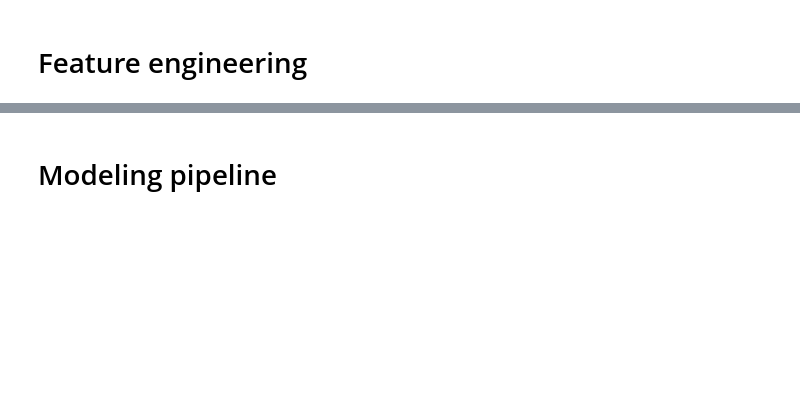
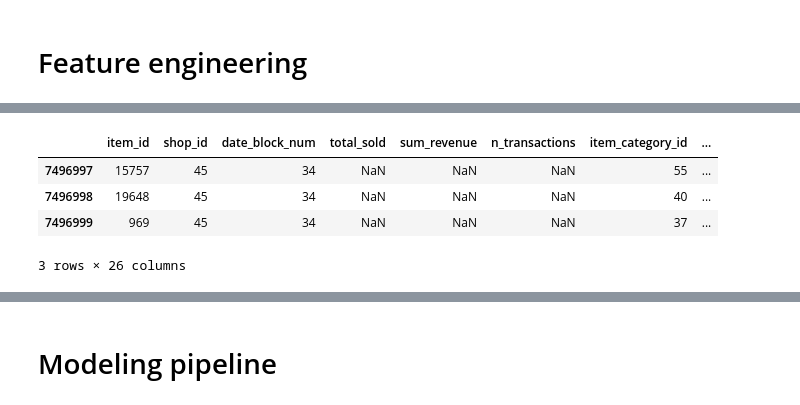
Before and after one commit to fridrichmrtn/hse-advanced-machine-learning, a Jupyter notebook: 02_competitive_data_science/wk06/final_project.ipynb, the cells around one changed output, grey strips where cells are left out. Cells and saved outputs as stored; diff of their text form; code cells hidden in the pictures; blank space fills up the shorter version.

```diff
--- a/02_competitive_data_science/wk06/final_project.ipynb
+++ b/02_competitive_data_science/wk06/final_project.ipynb
@@ -176,17 +219,43 @@ sales.head(3)
 # %%
 # time-series
 
 # smoothed demand across various cats
+train_ind = sales.date_block_num<34
 # city
-sales["city_demand"] = sales.groupby(["city_id","date_block_num"])["total_sold"].apply(lambda x:
-    x.ewm(span=3, min_periods=5).mean()).fillna(0).astype("float32")
+sales.loc[train_ind, "city_demand"] = sales[train_ind].\
+    groupby(["city_id","date_block_num"])["total_sold"].apply(lambda x:
+        x.ewm(span=3, min_periods=3).mean()).fillna(0)#.astype("float32")
 # shop
-sales["shop_demand"] = sales.groupby(["shop_id","date_block_num"])["total_sold"].apply(lambda x:
-    x.ewm(span=3, min_periods=5).mean()).fillna(0).astype("float32")
-# category
-sales["cat_demand"] = sales.groupby(["item_category_id","date_block_num"])["total_sold"].apply(lambda x:
-    x.ewm(span=3, min_periods=5).mean()).fillna(0).astype("float32")
+sales.loc[train_ind, "shop_demand"] = sales[train_ind].\
+    groupby(["shop_id","date_block_num"])["total_sold"].apply(lambda x:
+        x.ewm(span=3, min_periods=3).mean()).fillna(0)#.astype("float32")
+# categories
+sales.loc[train_ind, "cat_demand0"] = sales[train_ind].\
+    groupby(["parent_cat","date_block_num"])["total_sold"].apply(lambda x:
+        x.ewm(span=3, min_periods=3).mean()).fillna(0)#.astype("float32")
+# categories
+sales.loc[train_ind, "cat_demand1"] = sales[train_ind].\
+    groupby(["child_cat","date_block_num"])["total_sold"].apply(lambda x:
+        x.ewm(span=3, min_periods=3).mean()).fillna(0)#.astype("float32")
+# categories
+sales.loc[train_ind, "cat_demand2"] = sales[train_ind].\
+    groupby(["item_sim_id","date_block_num"])["total_sold"].apply(lambda x:
+        x.ewm(span=3, min_periods=3).mean()).fillna(0)#.astype("float32")
 # item
-sales["item_demand"] = sales.groupby(["item_id","date_block_num"])["total_sold"].apply(lambda x:
-    x.ewm(span=3, min_periods=5).mean()).fillna(0).astype("float32")
+sales.loc[train_ind, "item_demand"] = sales[train_ind].\
+    groupby(["item_id","date_block_num"])["total_sold"].apply(lambda x:
+        x.ewm(span=3, min_periods=3).mean()).fillna(0)#.astype("float32")
+# item maturity
+sales["item_maturity"] = (sales["date_block_num"] - sales[["item_id","date_block_num"]].merge(\
+    sales[sales.n_transactions>0].groupby("item_id", as_index=False).\
+        agg(date_block_num_min=("date_block_num",min)),
+            how="left")["date_block_num_min"]).clip(-1,34).fillna(-1)
+del train_ind; gc.collect();
 sales = optimize_numeric_dtypes(sales)
+sales.tail(3)
+# %% [output]
+|  | item_id | shop_id | date_block_num | total_sold | sum_revenue | n_transactions | item_category_id | ... |
+| 7496997 | 15757 | 45 | 34 | NaN | NaN | NaN | 55 | ... |
+| 7496998 | 19648 | 45 | 34 | NaN | NaN | NaN | 40 | ... |
+| 7496999 | 969 | 45 | 34 | NaN | NaN | NaN | 37 | ... |
+3 rows × 26 columns
```
Also changed, not shown: parts of 24 cells of this notebook, 1 other file.
